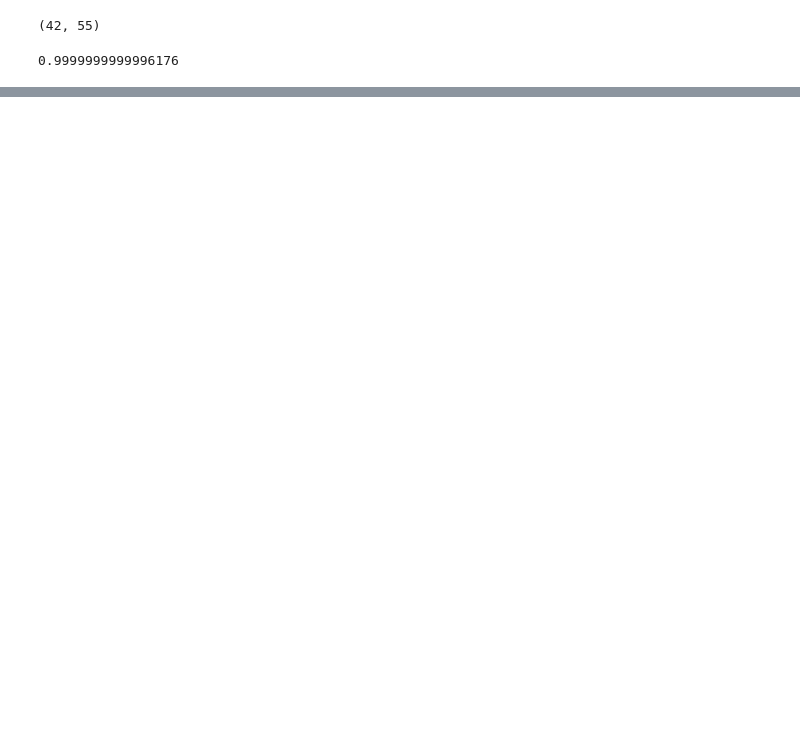
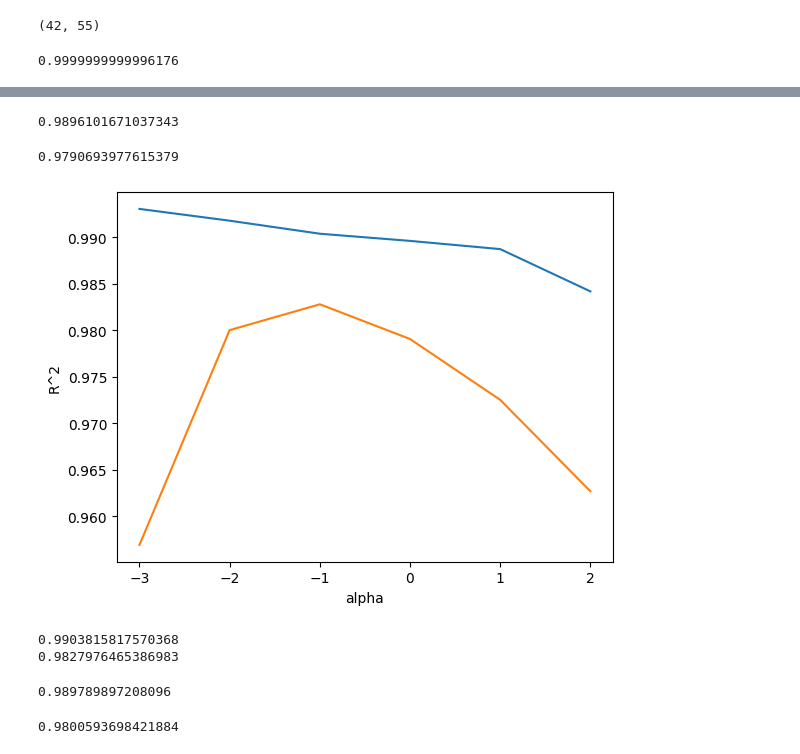
Before and after one commit to PaddingE/machine_learning_sample, a Jupyter notebook: FeatureEngineering.ipynb, the cells around one changed output, grey strips where cells are left out. Saved outputs shown, nothing was run; the diff lists cells and outputs as text; code cells hidden in the pictures; blank space fills up the shorter version.

```diff
--- a/FeatureEngineering.ipynb
+++ b/FeatureEngineering.ipynb
@@ -123,0 +146,75 @@ print(c_lr.score(arr_test_poly, arr_test_target))
+# %%
+## 릿지 규제 모델을 사용하기 위해 import
+from sklearn.linear_model import Ridge
+
+## 객체 선언 후 훈련
+c_ridge = Ridge()
+c_ridge.fit(arr_train_scaled, arr_train_target)
+
+## 표준화된 훈련세트로 정확도 확인
+print(c_ridge.score(arr_train_scaled, arr_train_target))
+# %% [output]
+0.9896101671037343
+# %%
+## 표준화된 테스트 세트로 정확도 확인 후 비교
+print(c_ridge.score(arr_test_scaled, arr_test_target))
+# %% [output]
+0.9790693977615379
+# %%
+## 릿지 규제 모델 매개변수 alpha 값에 따라 예측 정확도가 어떻게 되는지
+## 그래프로 확인하기 위해 필요한 모듈 import
+import matplotlib.pyplot as plt
+
+## alpha 값에 따라 나온 정확도 값들을 list로 저장
+list_train_score = []
+list_test_score = []
+# %%
+## 확인할 alpha값들을 list로 선언
+list_alpha = [0.001, 0.01, 0.1, 1, 10, 100]
+
+## alpha 값에 따른 정확도 값들을 저장하는 for 반복문
+for alpha in list_alpha:
+    c_ridge = Ridge(alpha= alpha)
+
+    c_ridge.fit(arr_train_scaled, arr_train_target)
+
+    list_train_score.append(c_ridge.score(arr_train_scaled, arr_train_target))
+    list_test_score.append(c_ridge.score(arr_test_scaled, arr_test_target))
+# %%
+## alpha 값에 따라 정확도가 어떻게 변하는지 확인하는 그래프
+## 적절한 규제강도 찾기
+plt.plot(np.log10(list_alpha), list_train_score)
+plt.plot(np.log10(list_alpha), list_test_score)
+plt.xlabel('alpha')
+plt.ylabel('R^2')
+plt.show()
+# %% [output]
+[figure, added]
+# %%
+## 가장 적합한 규제 강도로 객체 생성 후 훈련
+c_ridge = Ridge(alpha= 0.1)
+c_ridge.fit(arr_train_scaled, arr_train_target)
+
+## 정확도 확인
+print(c_ridge.score(arr_train_scaled, arr_train_target))
+print(c_ridge.score(arr_test_scaled, arr_test_target))
+# %% [output]
+0.9903815817570368
+0.9827976465386983
+# %%
+## 라쏘 규제 모델을 사용하기 위해 필요한 모듈 import
+from sklearn.linear_model import Lasso
+
+## 객체 생성 후 훈련
+c_lasso = Lasso()
+c_lasso.fit(arr_train_scaled, arr_train_target)
+
+## 훈련 세트의 정확도 확인
+print(c_lasso.score(arr_train_scaled, arr_train_target))
+# %% [output]
+0.989789897208096
+# %%
+## 테스트 세트의 정확도 확인 후 비교
+print(c_lasso.score(arr_test_scaled, arr_test_target))
+# %% [output]
+0.9800593698421884
```
Also changed, not shown: parts of 12 cells of this notebook, 2 other files.
